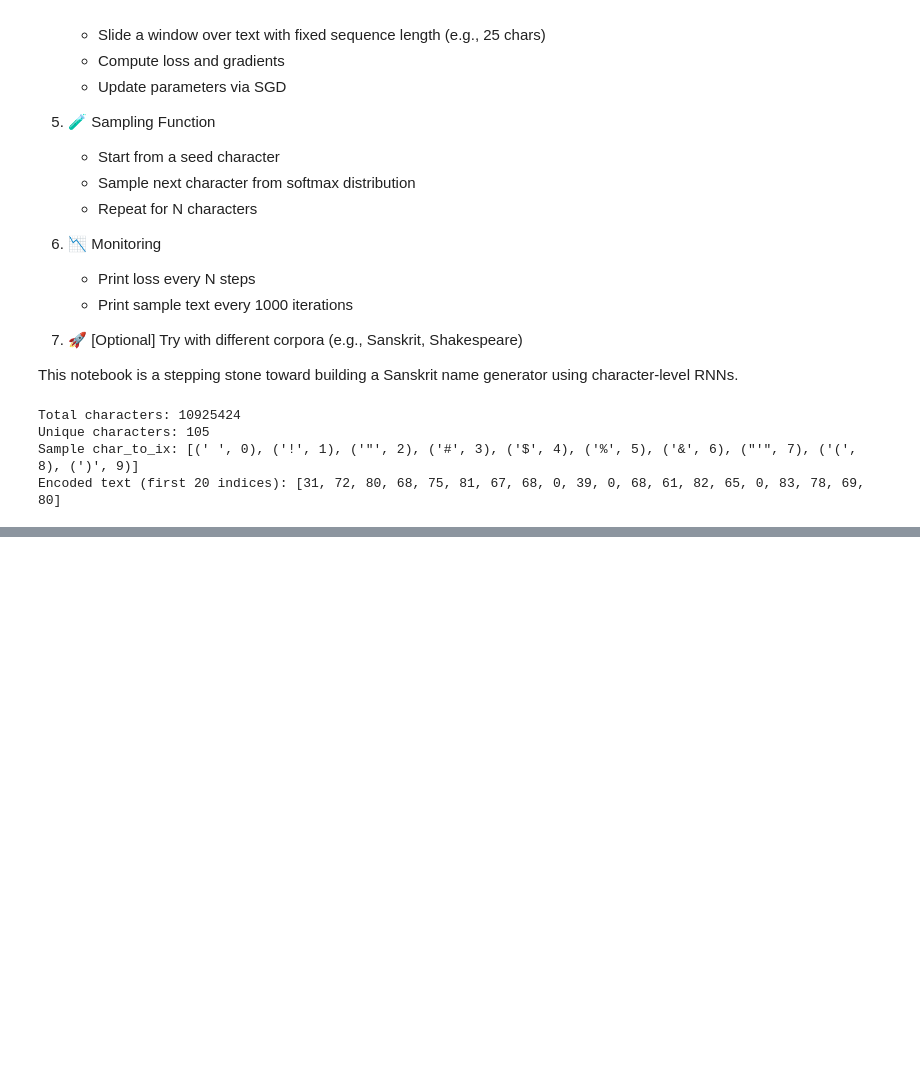
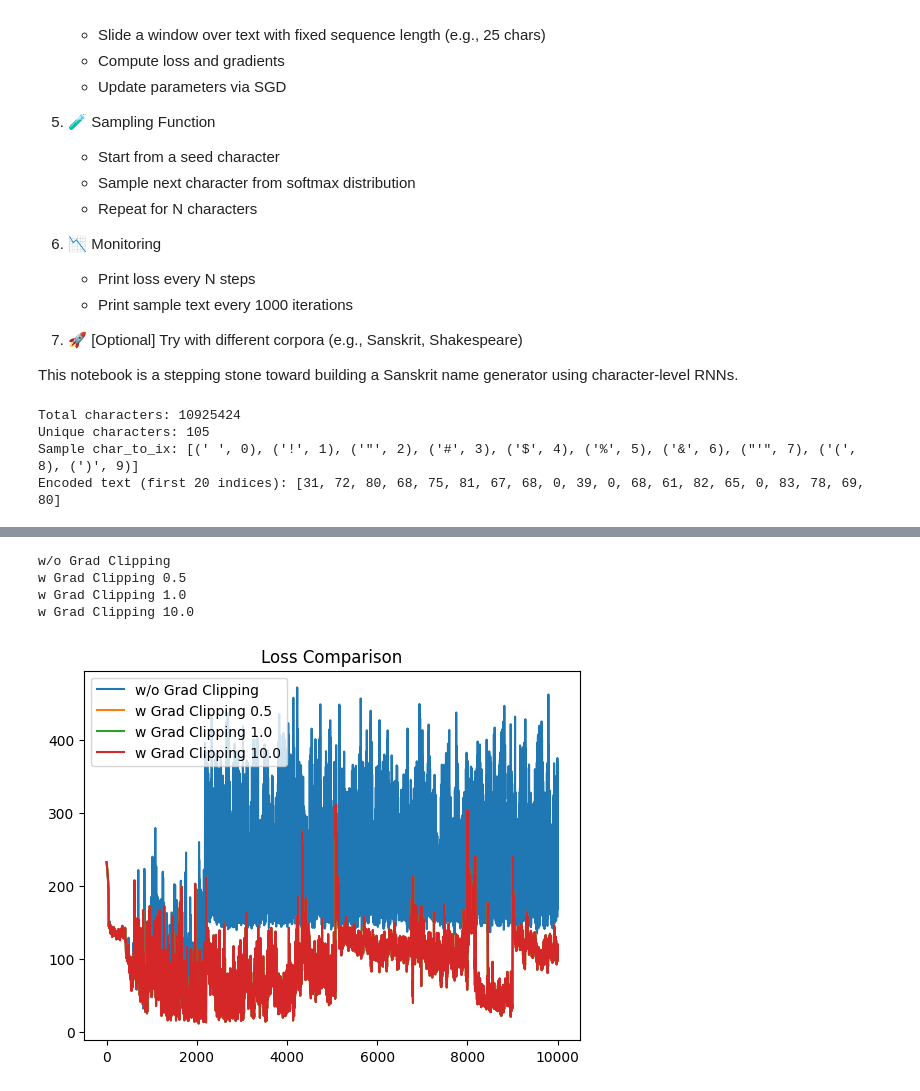
Before and after one commit to ravsperiments/llm-learning-journey, a Jupyter notebook: notebooks/sutskever-track/unreasonable-effectiveness-of-rnns/asimov-rnn.ipynb, the cells around one changed output, grey strips where cells are left out. Drawn from its saved outputs; the diff is of its cells as text; code cells hidden in the pictures; blank space fills up the shorter version.

Commit message:
experiments: experimented with grad clipping and dumped the results into a file

```diff
--- a/notebooks/sutskever-track/unreasonable-effectiveness-of-rnns/asimov-rnn.ipynb
+++ b/notebooks/sutskever-track/unreasonable-effectiveness-of-rnns/asimov-rnn.ipynb
@@ -169,7 +169,7 @@ def one_hot_encode(indices, vocab_size):
         result[idx, i] = 1
     return result
 # %%
-def initialize_rnn(hidden_size, vocab_size, seed=42):
+def initialize_rnn(hidden_size, vocab_size, seed=42, grad_clip=0.5):
     """
     Initialize RNN model parameters and training hyperparameters.
 
@@ -198,7 +198,7 @@ def initialize_rnn(hidden_size, vocab_size, seed=42):
         'alpha': 5e-3,     # Learning rate (was tuned earlier)
         'seq_length': 50,  # Number of time steps per sequence
         'steps': 10000,    # Total number of training steps
-        'grad_clip': 5.0   # Gradient clipping threshold (optional to apply)
+        'grad_clip': grad_clip   # Gradient clipping threshold (optional to apply)
     }
 
     return params, hypers
@@ -316,6 +316,8 @@ def train_rnn(X_data, Y_data, params, hypers, char_to_ix, ix_to_char, print_ever
     grad_clip = hypers['grad_clip']
     h_prev = np.zeros((params['Whh'].shape[0], 1))
     start_time = time.time()
+    loss_history = []
+    grad_norms = []
 
 
     for step in range(steps):
@@ -328,13 +330,20 @@ def train_rnn(X_data, Y_data, params, hypers, char_to_ix, ix_to_char, print_ever
         grads = {k: result['d' + k] for k in ['Wxh', 'Whh', 'Why', 'bxh', 'bhy']}
         update_params(params, grads, learning_rate)
 
+        # Log loss and grad norm
+        loss_history.append(result['loss'])
+        total_grad_norm = np.sqrt(sum(np.sum(g**2) for g in grads.values()))
+        grad_norms.append(total_grad_norm)
+
         if step % print_every == 0:
             elapsed = (time.time() - start_time) / 60
-            print(f"Step {step} | Loss: {result['loss']:.4f} | Time elapsed: {elapsed:.2f} min")
+            print(f"Step {step} | Loss: {result['loss']:.4f} | Grad Norm: {total_grad_norm:.2f} | Time elapsed: {elapsed:.2f} min")
             #sample_text = sample_rnn(char_to_ix[start_text], h_prev, params, ix_to_char, n=300)
             #print("---- Sample ----")
             #print(sample_text)
             #print("----------------\n")
+
+    return loss_history, grad_norms, params, h_prev
 
 def sample_rnn(seed_ix, h_prev, params, ix_to_char, n=200, temperature=1.0):
     """
@@ -421,9 +432,16 @@ print("Loaded training data")
+# %%
+experiments = []
+
+import pickle
+
+with open("experiments_asimov_rnn.pkl", "rb") as f:
+    experiments = pickle.load(f)
 # %%
 # Initialize model
-params, hypers = initialize_rnn(hidden_size=512, vocab_size=vocab_size)
+params, hypers = initialize_rnn(hidden_size=128, vocab_size=vocab_size, grad_clip=10.0)
 
 # Train the model
-trained_params, final_hidden = train_rnn(
+loss_history, grad_norm, params, h_prev = train_rnn(
     X_data,
     Y_data,
     params,
@@ -433,4 +451,12 @@ trained_params, final_hidden = train_rnn(
     print_every=100,
     start_text="T"
 )
+
+experiments.append({
+    'label': 'w Grad Clipping 10.0',
+    'loss': loss_history,
+    'grad_norms': grad_norm,
+    'params': params,
+    'h_last': h_prev
+})
 # %% [output]
@@ -444,0 +483,16 @@ KeyboardInterrupt:
+# %%
+import matplotlib.pyplot as plt
+
+for exp in experiments:
+    print(exp['label'])
+    plt.plot(exp['loss'], label=exp['label'])
+
+plt.legend()
+plt.title("Loss Comparison")
+plt.show()
+# %% [output]
+w/o Grad Clipping
+w Grad Clipping 0.5
+w Grad Clipping 1.0
+w Grad Clipping 10.0
+[figure, added]
```
Also changed, not shown: parts of 7 cells of this notebook.
